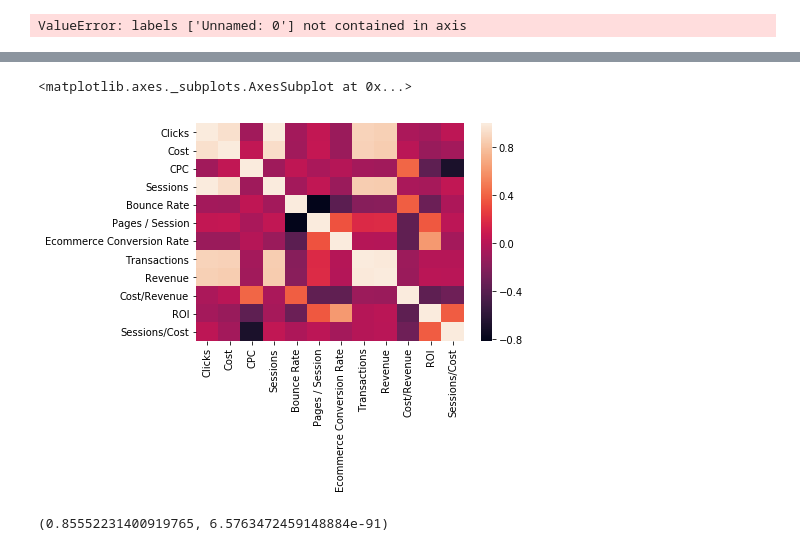
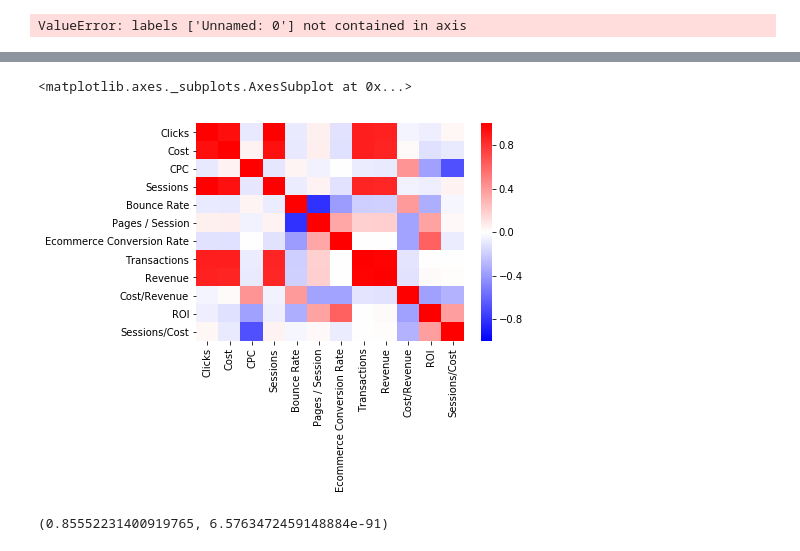
Before and after one commit to mamitch/Springboard_Capstone, a Jupyter notebook: Capstone_Inferential Statistics.ipynb, the cells around one changed output, grey strips where cells are left out. Cells and saved outputs as stored; diff of their text form; code cells hidden in the pictures.

Commit message:
changed color of heatmap

```diff
--- a/Capstone_Inferential Statistics.ipynb
+++ b/Capstone_Inferential Statistics.ipynb
@@ -215,11 +219,16 @@ corr
 # %%
 #heatmap of correlations
+
 sns.heatmap(corr,
         xticklabels=corr.columns,
-        yticklabels=corr.columns)
+        yticklabels=corr.columns,
+        vmin=-1,
+        vmax=1,
+        center=0,
+        cmap = matplotlib.cm.get_cmap('bwr'))
 # %% [output]
 <matplotlib.axes._subplots.AxesSubplot at 0x...>
-[figure, old version]
+[figure, new version]
 # %%
 #overall pearson r correlation between cost and revenue
 stats.pearsonr(data_rev["Cost"], data_rev["Revenue"])
```
Also changed, not shown: parts of 1 cell of this notebook.
